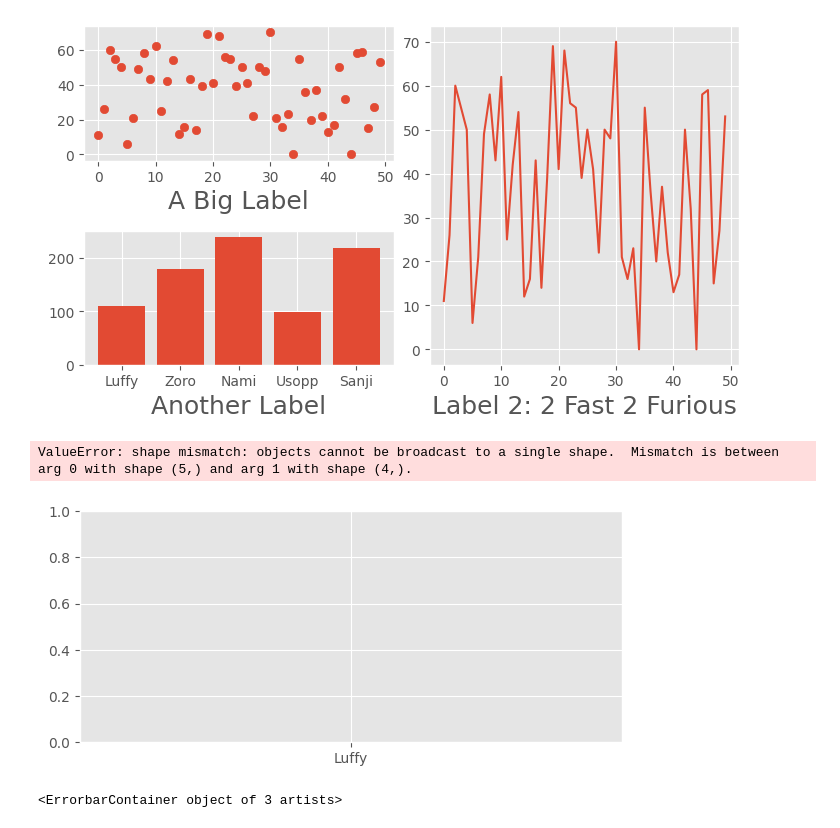
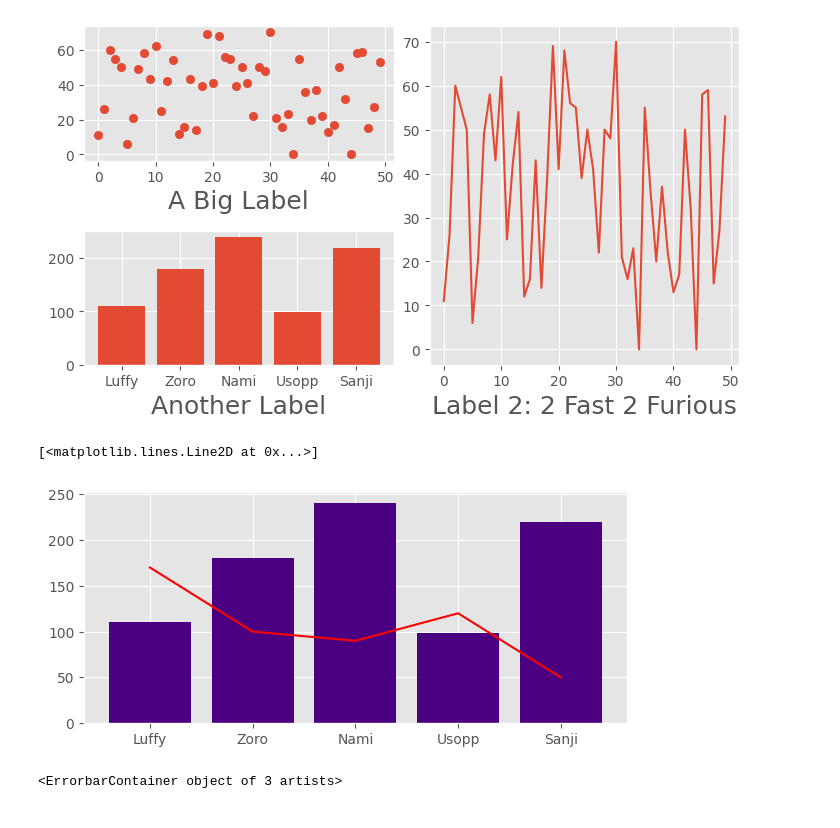
Before and after one commit to EloCote/visualization, a Jupyter notebook: 02_activities/assignments/participation/Lecture_4_notes.ipynb, the cells around one changed output. Drawn from its saved outputs; the diff is of its cells as text; code cells hidden in the pictures.

```diff
--- a/02_activities/assignments/participation/Lecture_4_notes.ipynb
+++ b/02_activities/assignments/participation/Lecture_4_notes.ipynb
@@ -121,15 +121,15 @@ Text(0.5, 0, 'Label 2: 2 Fast 2 Furious')
 # %%
 #Multiple vizualisations on one axes object
 x=np.array(["Luffy", "Zoro", "Nami", "Usopp", "Sanji"])
-y1=np.array([110.180, 240, 99, 220])
+y1=np.array([110, 180, 240, 99, 220])
 y2=np.array([170, 100, 90, 120, 50])
 
 fig,ax=plt.subplots(figsize=(7,3))
 ax.bar(x,y1,color='indigo')
 ax.plot(x,y2,color='red')
 # %% [output]
-ValueError: shape mismatch: objects cannot be broadcast to a single shape.  Mismatch is between arg 0 with shape (5,) and arg 1 with shape (4,).
+[<matplotlib.lines.Line2D at 0x...>]
-[figure, old version]
+[figure, new version]
 # %%
 #Add error information
 
```
Also changed, not shown: parts of 3 cells of this notebook.
